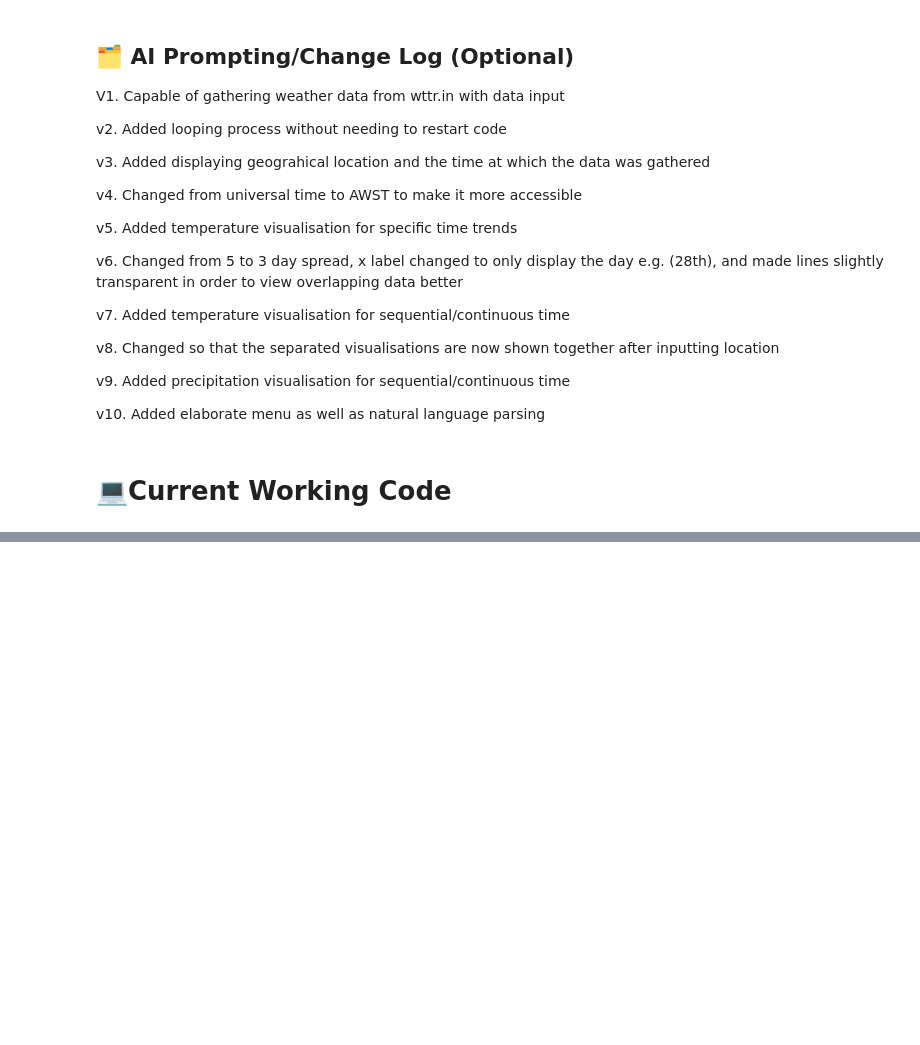
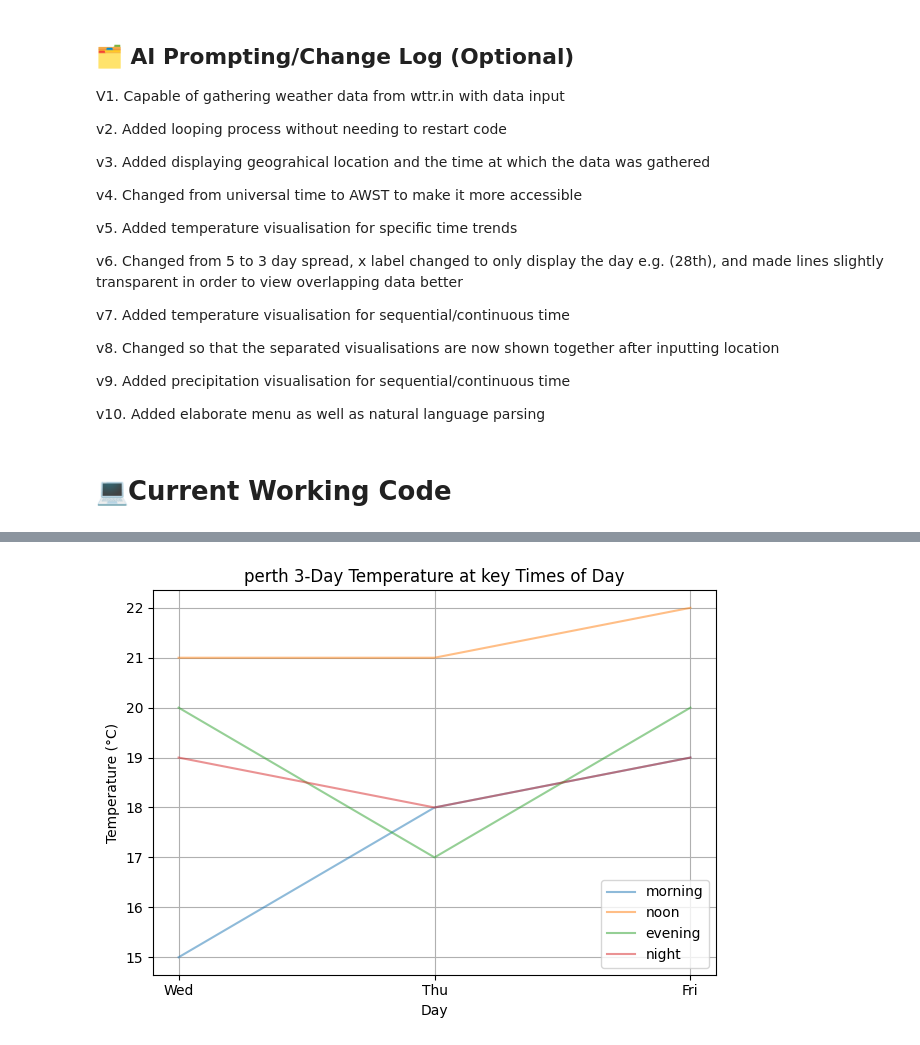
Before and after one commit to NekoFang/ISYS2001, a Jupyter notebook: James.Duong_weatherwise_notebook.ipynb, the cells around one changed output, grey strips where cells are left out. Saved outputs shown, nothing was run; the diff lists cells and outputs as text; code cells hidden in the pictures; blank space fills up the shorter version.

```diff
--- a/James.Duong_weatherwise_notebook.ipynb
+++ b/James.Duong_weatherwise_notebook.ipynb
@@ -473,6 +491,8 @@ v10. Added elaborate menu as well as natural language parsing
 # %%
 import requests
 import pyinputplus as pyip
+import matplotlib.pyplot as plt
+import matplotlib.dates as mdates
 from datetime import datetime, timedelta
 
 def convert_observation_time_manual_perth(observation_time_utc_str):
@@ -534,6 +554,79 @@ def display_weather(location):
         print(f"Date: {date}")
         print(f"High: {maxtemp}°C, Low: {mintemp}°C, Rain: {rain_chance}%\n")
 
+
+def extract_temperatures(data, days=3):
+    time_map = {'morning':'900', 'noon':'1200', 'evening':'1800', 'night':'2100'}
+    dates, temps = [], {k:[] for k in time_map}
+    for day in data.get('weather', [])[:days]:
+        dates.append(datetime.strptime(day['date'], "%Y-%m-%d").date())
+        hourly = day.get('hourly', [])
+        for label, code in time_map.items():
+            entry = next((h for h in hourly if h['time']==code), None)
+            temps[label].append(int(entry['tempC']) if entry else None)
+    return dates, temps
+
+def plot_by_day(dates, temps, location):
+    labels = [d.strftime("%a") for d in dates]
+    plt.figure()
+    for period, vals in temps.items():
+        plt.plot(labels, vals, label=period, alpha=0.5)
+    plt.title(f"{location} 3-Day Temperature at key Times of Day")
+    plt.xlabel("Day")
+    plt.ylabel("Temperature (°C)")
+    plt.legend()
+    plt.grid(True)
+    plt.tight_layout()
+    plt.show()
+
+def extract_sequential(data, days=3):
+    time_codes = ['600','1200','1800','0']
+    datetimes, temps = [], []
+    weather_days = data.get('weather', [])[:days]
+    for i, day in enumerate(weather_days):
+        for code in time_codes:
+            if code == '0':
+                if i+1 < len(weather_days):
+                    next_day = weather_days[i+1]
+                    dt = datetime.strptime(f"{next_day['date']} 0000", "%Y-%m-%d %H%M")
+                    entry = next((h for h in next_day['hourly'] if h['time']=='0'), None)
+                else:
+                    continue
+            else:
+                dt = datetime.strptime(f"{day['date']} {code.zfill(4)}", "%Y-%m-%d %H%M")
+                entry = next((h for h in day['hourly'] if h['time']==code), None)
+            if entry:
+                datetimes.append(dt)
+                temps.append(int(entry['tempC']))
+    return datetimes, temps
+
+def plot_sequential(times, temps, location):
+    fig, ax = plt.subplots()
+    ax.plot(times, temps, marker='o', alpha=0.5)
+    ax.set_title(f"{location} 3-Day Temperature in Series")
+    ax.set_ylabel("Temperature (°C)")
+    ax.xaxis.set_major_formatter(mdates.DateFormatter('%d %I%p'))
+    ax.set_xticks(times)
+    fig.autofmt_xdate()
+    ax.grid(True)
+    plt.tight_layout()
+    plt.show()
+
+def show_temperature_charts(location):
+    """
+    Calls both temperature chart types using fetched weather data.
+    """
+    data = get_weather_data(location)
+    if not data:
+        print("[Error] Could not load data for temperature chart.")
+        return
+
+    dates, temps_day = extract_temperatures(data, days=3)
+    plot_by_day(dates, temps_day, location)
+
+    times, temps_seq = extract_sequential(data, days=3)
+    plot_sequential(times, temps_seq, location)
+
 # --- Natural Language Interface ---
 
 def parse_weather_question(question):
@@ -576,8 +669,7 @@ def handle_natural_language_query():
         print(f"✅ [Placeholder] Would show precipitation chart for {parsed['location']}")
         # TODO: call plot_precipitation_chance(parsed['location'])
     elif parsed["intent"] == "temperature":
-        print(f"✅ [Placeholder] Would show temperature trend for {parsed['location']}")
-        # TODO: call plot_temperature_trend(parsed['location'])
+        show_temperature_charts(parsed['location'])
     else:
         print("❌ Could not understand the type of weather info requested.")
 
@@ -606,3 +698,4 @@ def main():
 
 if __name__ == "__main__":
     main()
+# %% [output]
@@ -608,0 +719 @@ if __name__ == "__main__":
+[figure, added]
```
Also changed, not shown: parts of 2 cells of this notebook.
